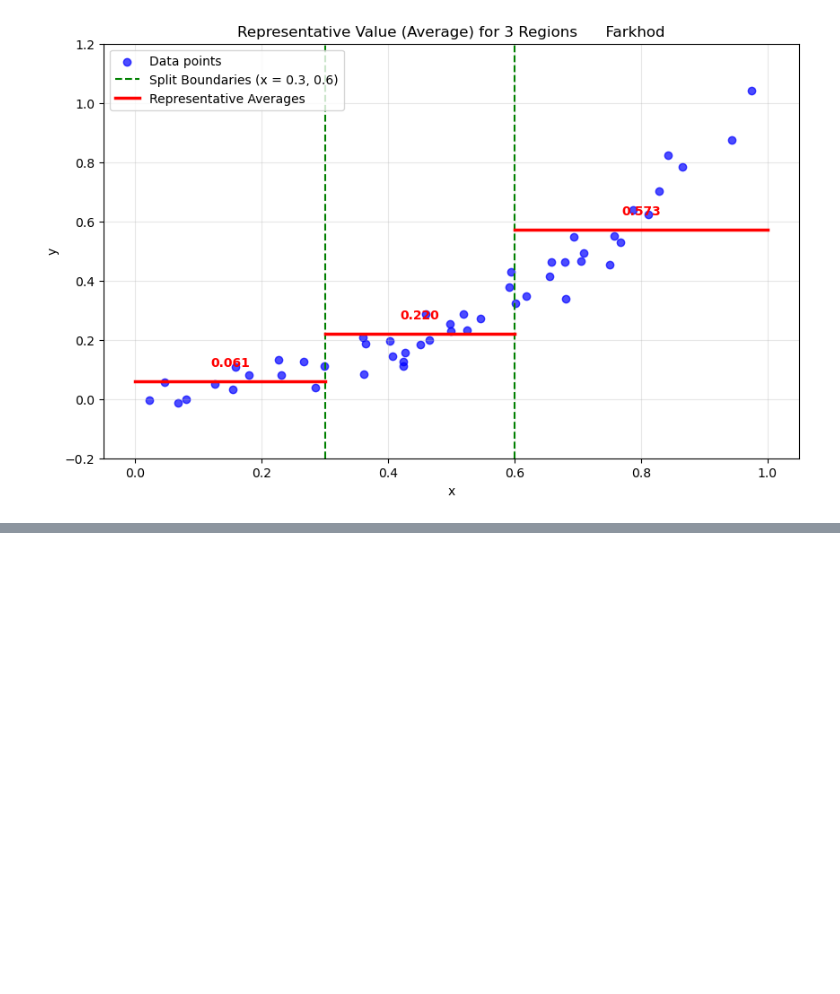
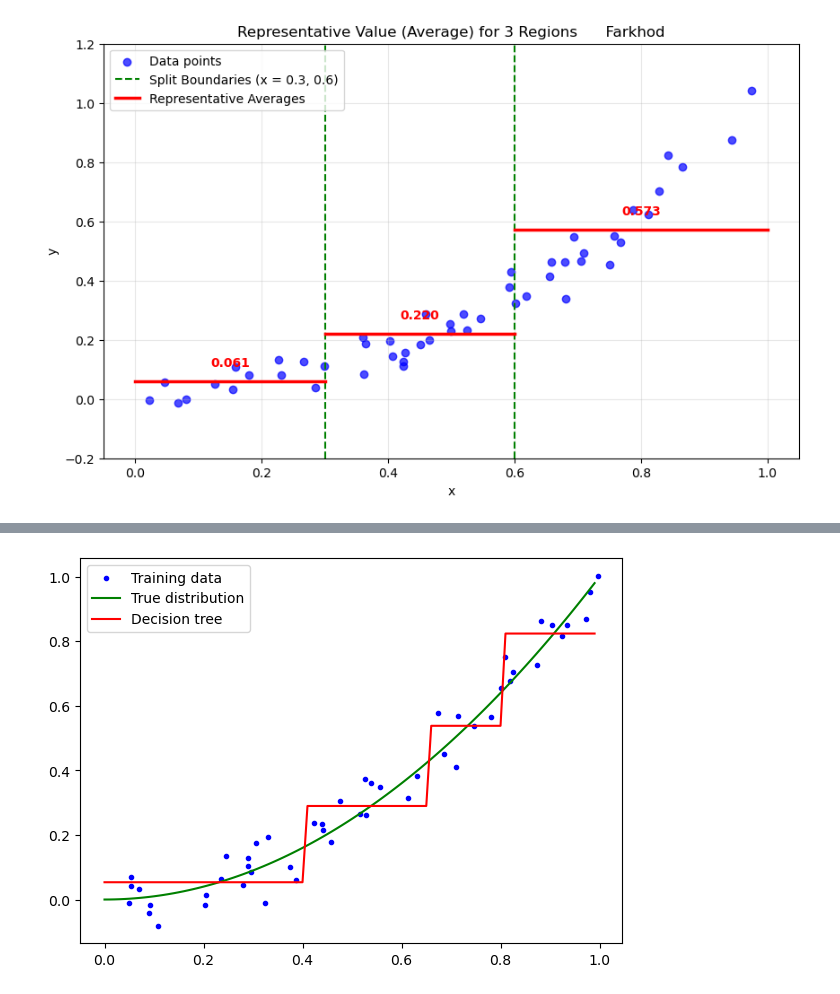
Before and after one commit to FarkhodStudy/AI_Electronic-and-Computer-Dept, a Jupyter notebook: Jupiterfirst.ipynb, the cells around one changed output, grey strips where cells are left out. Drawn from its saved outputs; the diff is of its cells as text; code cells hidden in the pictures; blank space fills up the shorter version.

```diff
--- a/Jupiterfirst.ipynb
+++ b/Jupiterfirst.ipynb
@@ -118,0 +202,6 @@ plt.show()
+# %%
+tree_handler = TreeCV(X, Y)
+tree_handler.cross_me(*range(1, 3))
+tree_handler.plot()
+# %% [output]
+[figure, added]
```
Also changed, not shown: parts of 6 cells of this notebook.
